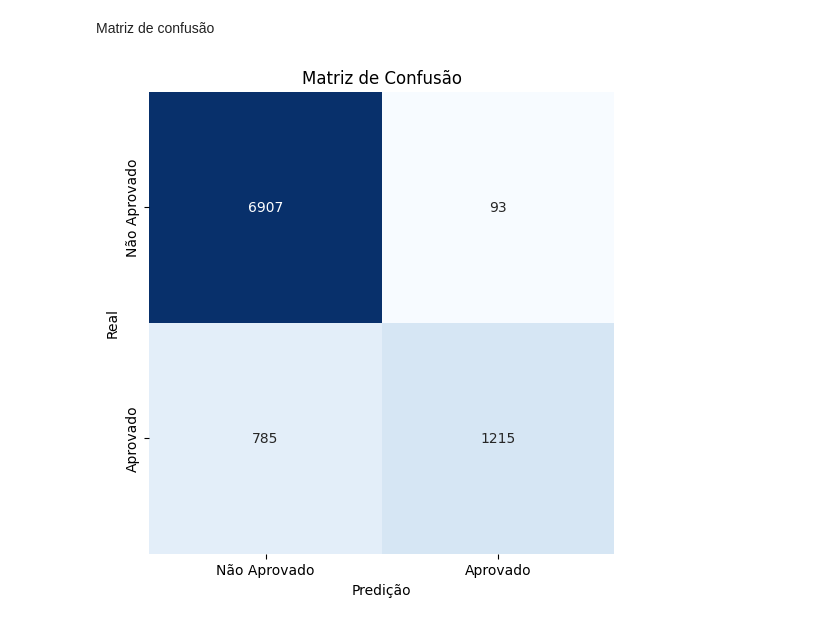
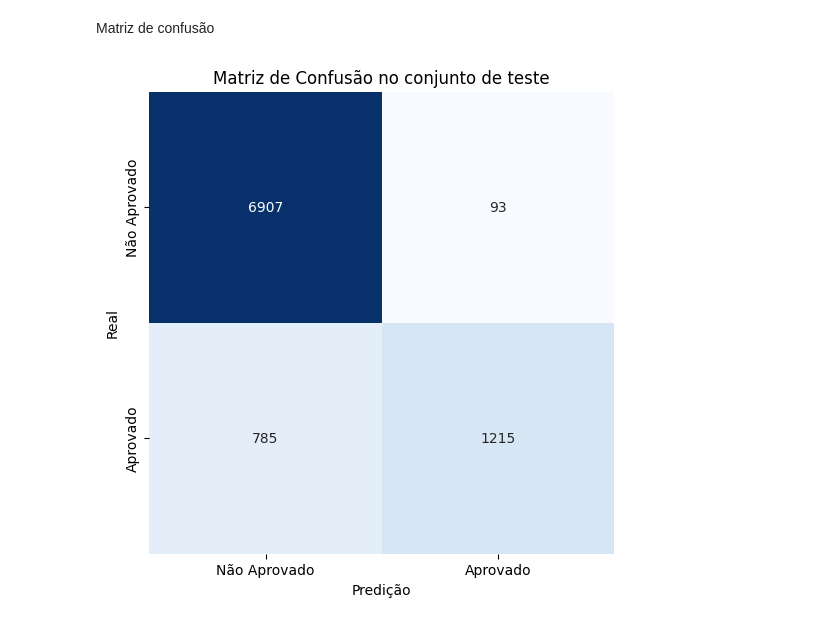
Before and after one commit to Labourguignonn/models-am, a Jupyter notebook: modelos/random_forest.ipynb, the cells around one changed output. Drawn from its saved outputs; the diff is of its cells as text; code cells hidden in the pictures.

```diff
--- a/modelos/random_forest.ipynb
+++ b/modelos/random_forest.ipynb
@@ -170,30 +164,28 @@ plt.show()
 # %% [markdown]
 # Treinando e testando o modelo
 # %%
-# Célula 7 - Avaliação do committee
-
 # Avaliação no conjunto de treinamento
-y_train_pred = committee.predict(X_train)
+y_train_pred = melhor_modelo.predict(X_train)
 accuracy_train = accuracy_score(y_train, y_train_pred)
 precision_train = precision_score(y_train, y_train_pred, average='macro')
 recall_train = recall_score(y_train, y_train_pred, average='macro')
 f1_train = f1_score(y_train, y_train_pred, average='macro')
 
 # Avaliação no conjunto de teste
-y_test_pred = committee.predict(X_test)
+y_test_pred = melhor_modelo.predict(X_test)
 accuracy_test = accuracy_score(y_test, y_test_pred)
 precision_test = precision_score(y_test, y_test_pred, average='macro')
 recall_test = recall_score(y_test, y_test_pred, average='macro')
 f1_test = f1_score(y_test, y_test_pred, average='macro')
 
 # Exibir os resultados
-print("Métricas do COMMITTEE no Treino:")
+print("Métricas no Treino:")
 print(f"Acurácia: {accuracy_train:.4f}")
 print(f"Precisão: {precision_train:.4f}")
 print(f"Recall: {recall_train:.4f}")
 print(f"F1-Score: {f1_train:.4f}\n")
 
-print("Métricas do COMMITTEE no Teste:")
+print("Métricas no Teste:")
 print(f"Acurácia: {accuracy_test:.4f}")
 print(f"Precisão: {precision_test:.4f}")
 print(f"Recall: {recall_test:.4f}")
@@ -246,11 +238,11 @@ Matriz de confusão
 # %%
 conf_matrix = confusion_matrix(y_test, y_test_pred)
 
 plt.figure(figsize=(6, 6))
 sns.heatmap(conf_matrix, annot=True, fmt='d', cmap='Blues', cbar=False, xticklabels=['Não Aprovado', 'Aprovado'], yticklabels=['Não Aprovado', 'Aprovado'])
 plt.xlabel('Predição')
 plt.ylabel('Real')
-plt.title('Matriz de Confusão')
+plt.title('Matriz de Confusão no conjunto de teste')
 plt.show()
 # %% [output]
-[figure, old version]
+[figure, new version]
```
Also changed, not shown: parts of 2 cells of this notebook.
